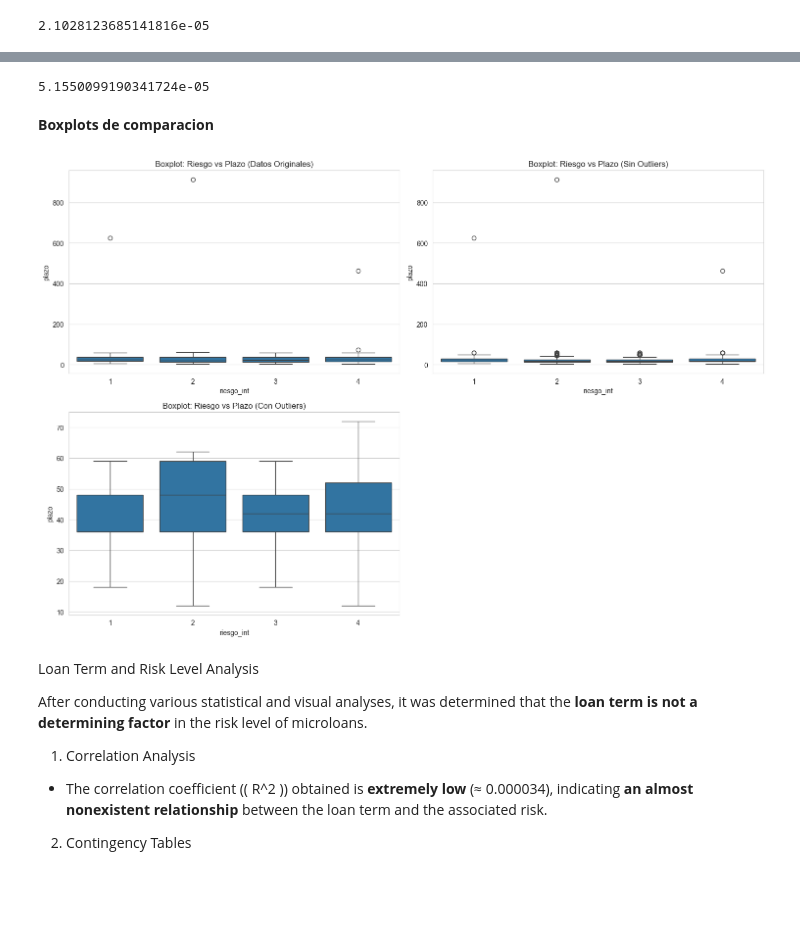
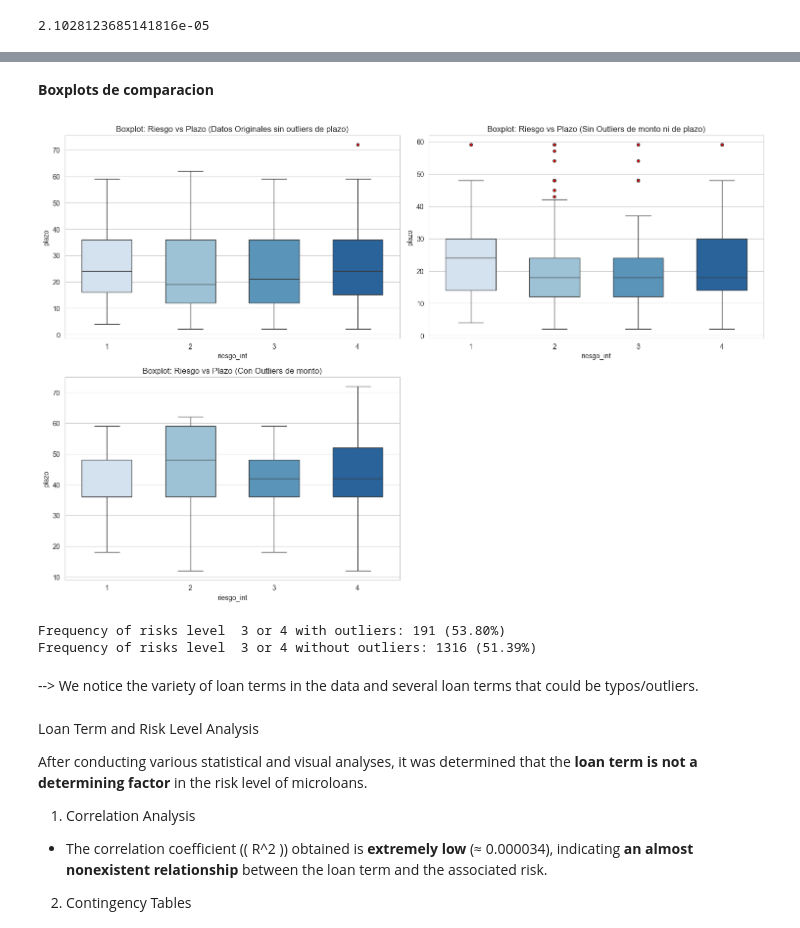
Before and after one commit to MateoSilvaLasso/Analitica_1, a Jupyter notebook: notebooks/Notebook_principal.ipynb, the cells around one changed output, grey strips where cells are left out. Drawn from its saved outputs; the diff is of its cells as text; code cells hidden in the pictures; blank space fills up the shorter version.

```diff
--- a/notebooks/Notebook_principal.ipynb
+++ b/notebooks/Notebook_principal.ipynb
@@ -159,3 +159,5 @@ df_base = pd.read_excel(r"G:\Mi unidad\Maestría Inteligencia Artificial Aplicad
+# %%
+df_base = pd.read_excel(r"..\Data\Historico_hallazgos.xlsx")
 # %% [markdown]
 #### Overall check
 
@@ -1853,33 +1858,66 @@ pd.crosstab(df_without_outliers.riesgo_int, df_without_outliers.plazo)
-# %%
-print(df_without_outliers['riesgo_int'].corr(df_without_outliers['plazo'])**2)
-# %% [output]
-5.1550099190341724e-05
 # %% [markdown]
 **Boxplots de comparacion**
 # %%
-
-# Boxplots para comparar
+# Boxplots to compare
 plt.figure(figsize=(15, 10))
 
 
+temp = df[df["plazo"]<400]
+
 plt.subplot(2, 2, 1)
-sns.boxplot(x=df['riesgo_int'], y=df['plazo'])
-plt.title("Boxplot: Riesgo vs Plazo (Datos Originales)")
+sns.boxplot(
+    x=temp["riesgo_int"],
+    y=temp["plazo"],
+    palette="Blues",
+    linewidth=1,
+    width=0.6,
+    flierprops=dict(marker="o", markerfacecolor="red", markersize=4),
+)
+plt.title("Boxplot: Riesgo vs Plazo (Datos Originales sin outliers de plazo)")
 
 
+temp = df_without_outliers[df_without_outliers["plazo"]<400]
 plt.subplot(2, 2, 2)
-sns.boxplot(x=df_without_outliers['riesgo_int'], y=df_without_outliers['plazo'])
-plt.title("Boxplot: Riesgo vs Plazo (Sin Outliers)")
+sns.boxplot(
+    x=temp["riesgo_int"],
+    y=temp["plazo"],
+    palette="Blues",
+    linewidth=1,
+    width=0.6,
+    flierprops=dict(marker="o", markerfacecolor="red", markersize=4),
+)
+plt.title("Boxplot: Riesgo vs Plazo (Sin Outliers de monto ni de plazo)")
 
 
 plt.subplot(2, 2, 3)
-sns.boxplot(x=df_with_outliers['riesgo_int'], y=df_with_outliers['plazo'])
-plt.title("Boxplot: Riesgo vs Plazo (Con Outliers)")
+sns.boxplot(
+    x=df_with_outliers["riesgo_int"],
+    y=df_with_outliers["plazo"],
+    palette="Blues",
+    linewidth=1,
+    width=0.6,
+    flierprops=dict(marker="o", markerfacecolor="red", markersize=4),
+)
+plt.title("Boxplot: Riesgo vs Plazo (Con Outliers de monto)")
 
 plt.tight_layout()
 plt.show()
 # %% [output]
-[figure, old version]
+[figure, new version]
+# %%
+freq_riesgo_3_with_outliers = ((df_with_outliers.riesgo_int == 3) | (df_with_outliers.riesgo_int == 4)).sum()
+freq_riesgo_3_without_outliers = ((df_without_outliers.riesgo_int == 3) | (df_without_outliers.riesgo_int == 4)).sum()
+prop_riesgo_3_with_outliers = freq_riesgo_3_with_outliers / len(df_with_outliers)
+prop_riesgo_3_without_outliers = freq_riesgo_3_without_outliers / len(df_without_outliers)
+
+
+print(f"Frequency of risks level  3 or 4 with outliers: {freq_riesgo_3_with_outliers} ({prop_riesgo_3_with_outliers:.2%})")
+print(f"Frequency of risks level  3 or 4 without outliers: {freq_riesgo_3_without_outliers} ({prop_riesgo_3_without_outliers:.2%})")
+# %% [output]
+Frequency of risks level  3 or 4 with outliers: 191 (53.80%)
+Frequency of risks level  3 or 4 without outliers: 1316 (51.39%)
+# %% [markdown]
+--> We notice the variety of loan terms in the data and several loan terms that could be typos/outliers.
 # %% [markdown]
 Loan Term and Risk Level Analysis
 
```
Also changed, not shown: parts of 64 cells of this notebook.
